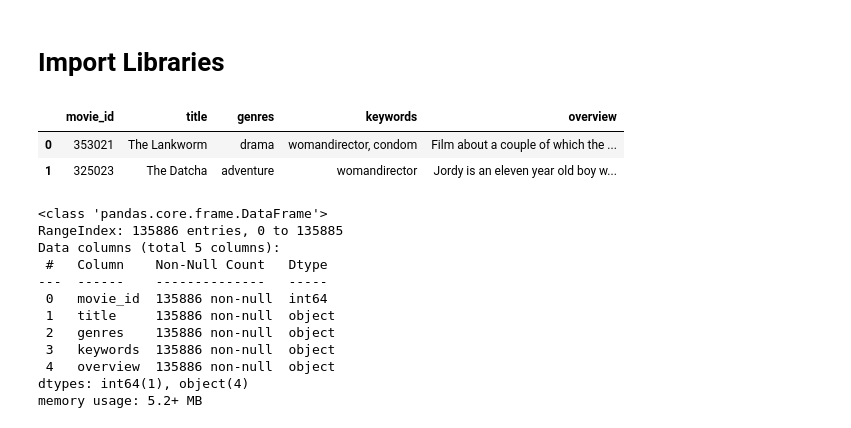
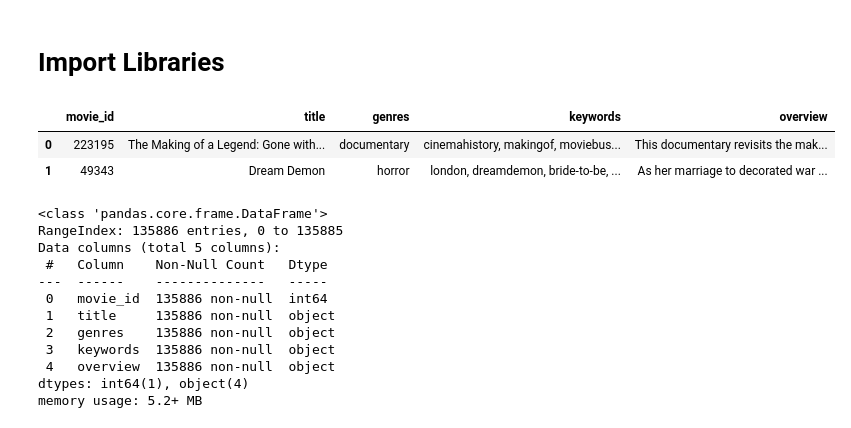
Before and after one commit to 6587093polakornming/Airflow_Spark_Local, a Jupyter notebook: model/cbf_movie_recommendation.ipynb, the cells around one changed output. Drawn from its saved outputs; the diff is of its cells as text; code cells hidden in the pictures.

Commit message:
Update Export DAGs
- Use Parquet format file , Replace CSV Format
- Install package pyarrow, fastparquet
- Test Export DAGs
- Demo Use Case

```diff
--- a/model/cbf_movie_recommendation.ipynb
+++ b/model/cbf_movie_recommendation.ipynb
@@ -12,14 +12,14 @@ from nltk.corpus import stopwords
 from nltk.stem import WordNetLemmatizer
 from ast import literal_eval # For safely converting stringified lists
 # %%
-DATASET_PATH  = "D:/Github_ThisPC/TMDB_RecoFlow/airflow/data/cbf_movie.csv"
+DATASET_PATH  = "D:/Github_ThisPC/TMDB_RecoFlow/airflow/data/cbf_movie.parquet"
 
-df = pd.read_csv(DATASET_PATH)
+df = pd.read_parquet(DATASET_PATH)
 df.head(2)
 # %% [output]
 |  | movie_id | title | genres | keywords | overview |
-| 0 | 353021 | The Lankworm | drama | womandirector, condom | Film about a couple of which the ... |
-| 1 | 325023 | The Datcha | adventure | womandirector | Jordy is an eleven year old boy w... |
+| 0 | 223195 | The Making of a Legend: Gone with... | documentary | cinemahistory, makingof, moviebus... | This documentary revisits the mak... |
+| 1 | 49343 | Dream Demon | horror | london, dreamdemon, bride-to-be, ... | As her marriage to decorated war ... |
 # %%
 df.info()
 # %% [output]
```
Also changed, not shown: parts of 2 cells of this notebook, 9 other files.
